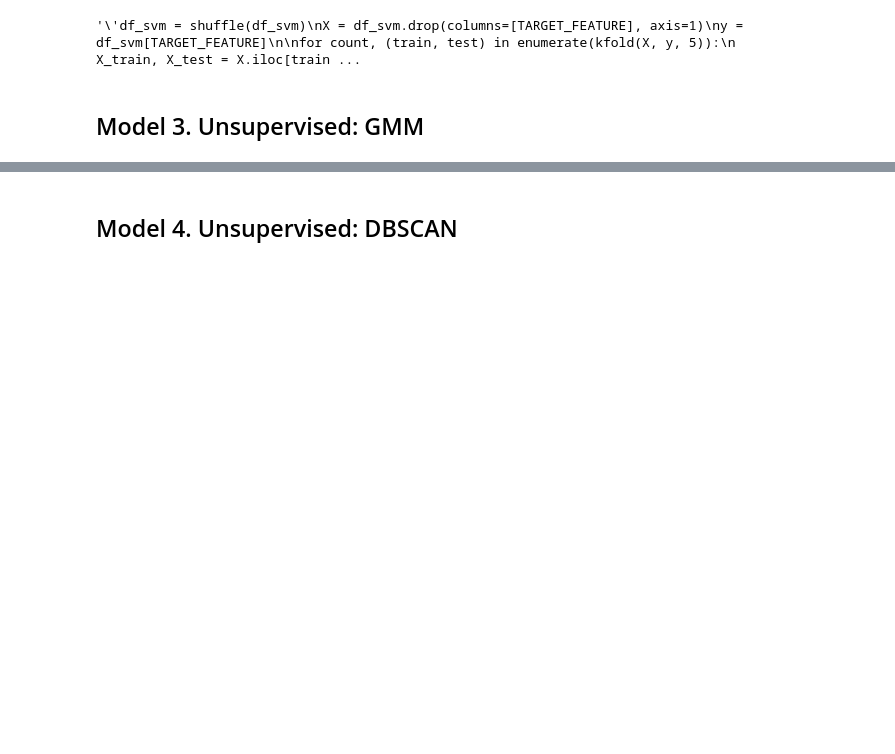
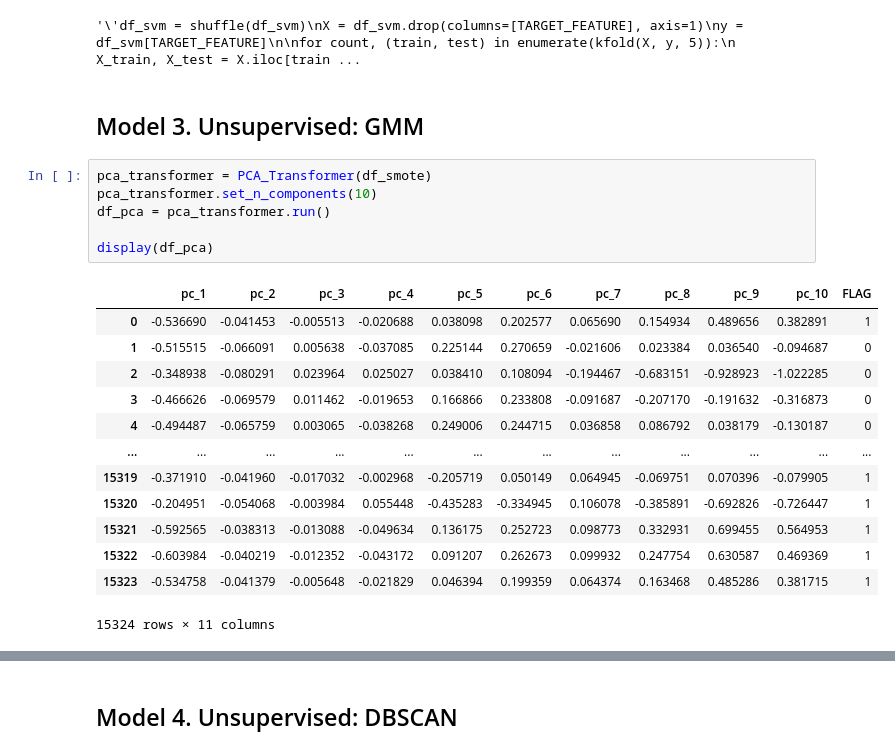
Before and after one commit to kennylee9672/EthereumFraudDetection, a Jupyter notebook: EthereumFraudModeling.ipynb, the cells around one changed output, grey strips where cells are left out. Saved outputs shown, nothing was run; the diff lists cells and outputs as text; blank space fills up the shorter version.

```diff
--- a/EthereumFraudModeling.ipynb
+++ b/EthereumFraudModeling.ipynb
@@ -353,6 +302,26 @@ Token Counts f1 score lbfgs:  0.7612382202271629
 '\'df_svm = shuffle(df_svm)\nX = df_svm.drop(columns=[TARGET_FEATURE], axis=1)\ny = df_svm[TARGET_FEATURE]\n\nfor count, (train, test) in enumerate(kfold(X, y, 5)):\n    X_train, X_test = X.iloc[train ...
 # %% [markdown]
 ## Model 3. Unsupervised: GMM
+# %%
+pca_transformer = PCA_Transformer(df_smote)
+pca_transformer.set_n_components(10)
+df_pca = pca_transformer.run()
+
+display(df_pca)
+# %% [output]
+|  | pc_1 | pc_2 | pc_3 | pc_4 | pc_5 | pc_6 | pc_7 | pc_8 | pc_9 | pc_10 | FLAG |
+| 0 | -0.536690 | -0.041453 | -0.005513 | -0.020688 | 0.038098 | 0.202577 | 0.065690 | 0.154934 | 0.489656 | 0.382891 | 1 |
+| 1 | -0.515515 | -0.066091 | 0.005638 | -0.037085 | 0.225144 | 0.270659 | -0.021606 | 0.023384 | 0.036540 | -0.094687 | 0 |
+| 2 | -0.348938 | -0.080291 | 0.023964 | 0.025027 | 0.038410 | 0.108094 | -0.194467 | -0.683151 | -0.928923 | -1.022285 | 0 |
+| 3 | -0.466626 | -0.069579 | 0.011462 | -0.019653 | 0.166866 | 0.233808 | -0.091687 | -0.207170 | -0.191632 | -0.316873 | 0 |
+| 4 | -0.494487 | -0.065759 | 0.003065 | -0.038268 | 0.249006 | 0.244715 | 0.036858 | 0.086792 | 0.038179 | -0.130187 | 0 |
+| ... | ... | ... | ... | ... | ... | ... | ... | ... | ... | ... | ... |
+| 15319 | -0.371910 | -0.041960 | -0.017032 | -0.002968 | -0.205719 | 0.050149 | 0.064945 | -0.069751 | 0.070396 | -0.079905 | 1 |
+| 15320 | -0.204951 | -0.054068 | -0.003984 | 0.055448 | -0.435283 | -0.334945 | 0.106078 | -0.385891 | -0.692826 | -0.726447 | 1 |
+| 15321 | -0.592565 | -0.038313 | -0.013088 | -0.049634 | 0.136175 | 0.252723 | 0.098773 | 0.332931 | 0.699455 | 0.564953 | 1 |
+| 15322 | -0.603984 | -0.040219 | -0.012352 | -0.043172 | 0.091207 | 0.262673 | 0.099932 | 0.247754 | 0.630587 | 0.469369 | 1 |
+| 15323 | -0.534758 | -0.041379 | -0.005648 | -0.021829 | 0.046394 | 0.199359 | 0.064374 | 0.163468 | 0.485286 | 0.381715 | 1 |
+15324 rows × 11 columns
 # %%
 # Trying Standardizing data to get better result with
 
```
Also changed, not shown: parts of 13 cells of this notebook, 1 other file.
